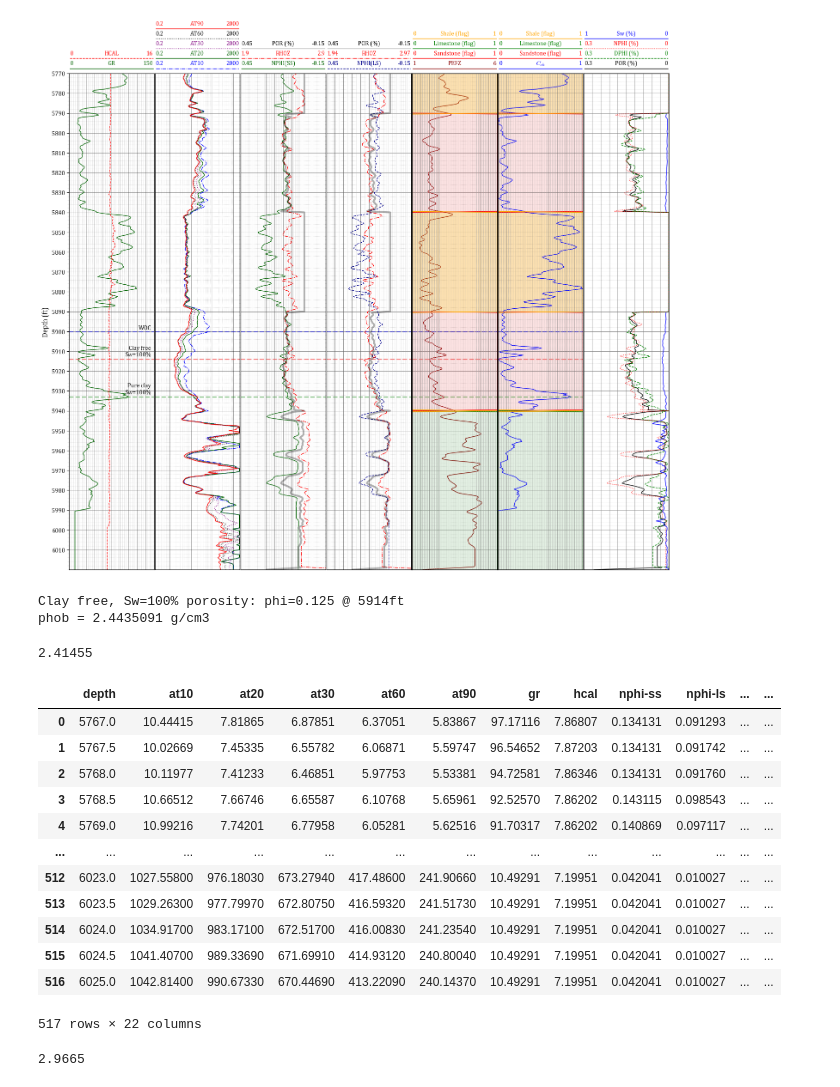
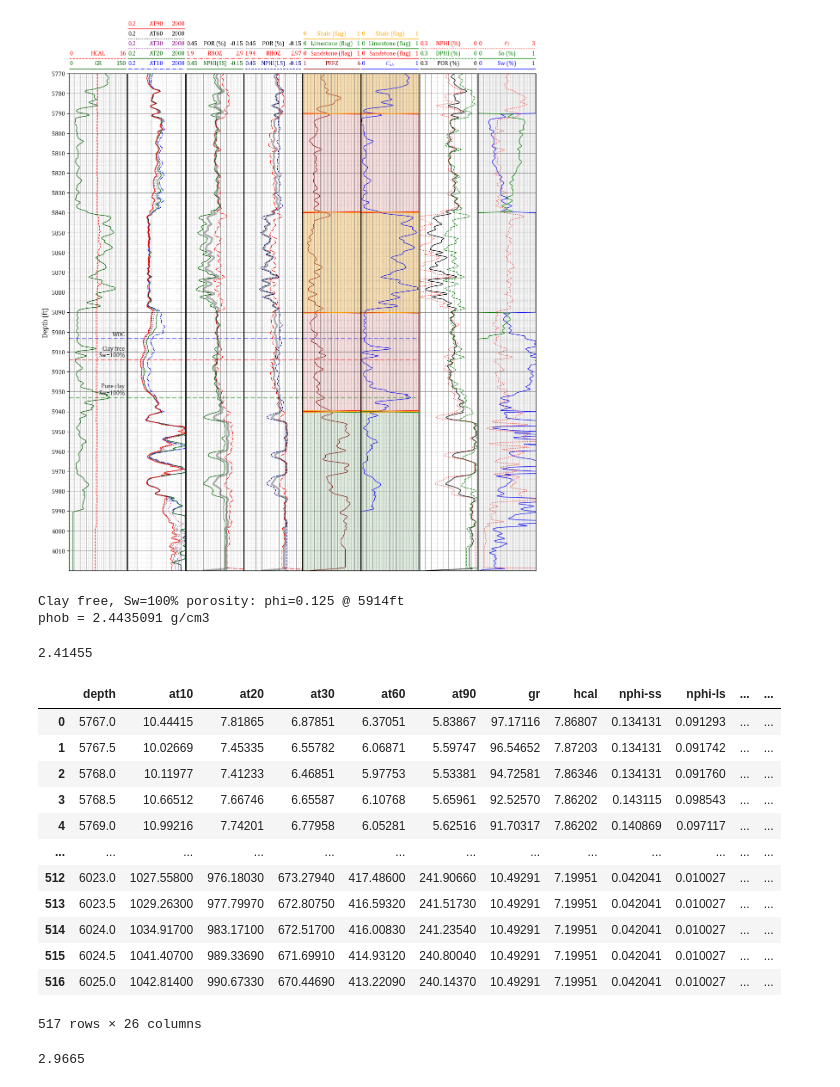
Before and after one commit to rebpoli/Doutorado, a Jupyter notebook: PGE381L-AdvPetrophysics/HW3/HW03.ipynb, the cells around one changed output. Cells and saved outputs as stored; diff of their text form; code cells hidden in the pictures.

```diff
--- a/PGE381L-AdvPetrophysics/HW3/HW03.ipynb
+++ b/PGE381L-AdvPetrophysics/HW3/HW03.ipynb
@@ -56,7 +56,7 @@ GR_sh = 120
 GR_s = 15
 
 # Key depths
-WOC = 5900
+WOC = 5903
 CLAY_FREE_SW100 = 5914
 CLAY_PURE_SW100 = 5933
 
@@ -64,12 +64,15 @@ CLAY_PURE_SW100 = 5933
 PHI_SS_SW100 = np.interp( CLAY_FREE_SW100, df.depth, df["nphi-ss"] )
 print(f"Clay free, Sw=100% porosity: phi={PHI_SS_SW100:.3f} @ {CLAY_FREE_SW100}ft")
 RTW_SW100 = np.interp( CLAY_FREE_SW100, df.depth, df["at90"] )
-print(f"Clay free, Sw=100%: RTW={RW_SW100:.3f} @ {CLAY_FREE_SW100}ft")
+PHI_SW100 = .14
+
+RW = RTW_SW100 * PHI_SW100**2
+print(f"Clay free, Sw=100%: RTW={RTW_SW100:.3f} PHI={PHI_SW100} RW={RW:.4f} @ {CLAY_FREE_SW100}ft ")
 
 
 # Calculate dphi in % for each lithology
 rhom_ss = 2.65
-rhom_sh = 2.68
+rhom_sh = 2.68 # 2.78
 rhom_ls = 2.71
 # dphi assuming Sw=100%
 df["dphi-ss"] = (df.rhoz - rhom_ss) / ( 1 - rhom_ss )
@@ -102,24 +105,25 @@ df.loc[ (df.limestone + df.sandstone == 0) , "shale" ] = 1
 df["dphi"] = 0.0
 df.loc[ df.sandstone == 1, "dphi" ]  = df['dphi-ss']
 df.loc[ df.limestone == 1 , "dphi" ] = df['dphi-ls']
-df.loc[ df.shale == 1 , "dphi" ]     = 0 # ( df['dphi-sh'] - df.Csh * dphi_pure_shale ) / ( 1 - df.Csh )
+df.loc[ df.shale == 1 , "dphi" ]     = df['dphi-sh']
 
 df["nphi"] = 0.0
 df.loc[ df.sandstone == 1, "nphi" ]  = df['nphi-ss']
 df.loc[ df.limestone == 1 , "nphi" ] = df['nphi-ls']
-df.loc[ df.shale == 1 , "nphi" ]     = 0 #( df['nphi-ss'] - df.Csh * nphi_pure_shale ) / ( 1 - df.Csh )
+df.loc[ df.shale == 1 , "nphi" ]     = df['nphi-ss']
 
-# Compute porosity
+df["rhom"] = 0.0
+df.loc[ df.sandstone == 1, "rhom" ]  = rhom_ss
+df.loc[ df.limestone == 1 , "rhom" ] = rhom_ls
+df.loc[ df.shale == 1 , "rhom" ]     = rhom_sh
+
+# Compute porosity and water saturation
 df["porosity"] = df.apply( lambda x : np.sqrt( x['nphi']**2/2 + x['dphi']**2/2), axis=1 )
+df["Sw"] = df.apply( lambda x : np.sqrt( RW/x['at90']/x['porosity']**2), axis=1 )
+df.loc[ df.shale == 1 , "Sw" ] = 1
+df["So"] = 1 - df.Sw
+df.loc[ df.depth>WOC, "So" ] = 0
 
-# Water saturation - a=1, m=2, n=2
-# log(Rt) = log(Rw) + log(a) - m log(phi)
-df['log_r'] = np.log(df.at90)
-df['log_phi'] = np.log(df.porosity)
-plt.scatter( df.log_phi, df.log_r )
-
-#df['Sw'] = np.sqrt( RW_SW100 / df.at90 ) / (df.porosity*100)
-#plt.plot(df.depth, df.Sw)
-# plt.plot(df.depth, df.porosity)
+df["rhof"] = df.rhom + ( df.rhoz - df.rhom ) / df.porosity
 # %% [output]
 Clay free, Sw=100% porosity: phi=0.125 @ 5914ft
@@ -131,7 +133,7 @@ Pure shale, Sw=100% porosity: N_Phi=0.121 @ 5933ft
 # %%
 
 # Put all together
-fig, [ grX, resX, ssX, lsX, pzX, cshX, porX ] = plt.subplots( 1, 7, figsize=[18,15], sharey=True)
+fig, [ grX, resX, ssX, lsX, pzX, cshX, porX, swX ] = plt.subplots( 1, 8, figsize=[14,15], sharey=True)
 fig.subplots_adjust(wspace=0.01, hspace=0)
 
 # GR
@@ -171,36 +173,39 @@ litX.fill_betweenx( df.depth, df.shale, color='orange', alpha=0.3 )
 
 
 # Csh
 set_axis( cshX, 'Csh', '$C_{sh}$', 'blue', '-',  [0,1], 0, grid=True )
 set_axis( cshX.twiny(), 'sandstone', 'Sandstone (flag)', 'red', '-',  [0,1], 1 )
 cshX.fill_betweenx( df.depth, df.sandstone, color='r', alpha=0.1 )
 set_axis( cshX.twiny(), 'limestone', 'Limestone (flag)', 'green', '-',  [0,1], 2 )
 cshX.fill_betweenx( df.depth, df.limestone, color='green', alpha=0.1 )
 set_axis( cshX.twiny(), 'shale', 'Shale (flag)', 'orange', '-',  [0,1], 3 )
 cshX.fill_betweenx( df.depth, df.shale, color='orange', alpha=0.3 )
 
 set_axis( porX, 'porosity','POR (%)', 'k', '-', [0.3,0], 0, alpha=1, grid=True )
 set_axis( porX.twiny(), 'dphi','DPHI (%)', 'green', '--', [.3,0], 1, alpha=1 )
 set_axis( porX.twiny(), 'nphi','NPHI (%)', 'r', ':', [.3,0], 2, alpha=1 )
-set_axis( porX.twiny(), 'Sw','Sw (%)', 'blue', '-', [1,0], 3, alpha=1 )
+
+set_axis( swX, 'Sw','Sw (%)', 'blue', '-', [0,1], 0, alpha=1, grid=True )
+set_axis( swX.twiny(), 'So','So (%)', 'green', '-', [0,1], 1, alpha=1 )
+set_axis( swX.twiny(), 'rhof',r'$\rho_f$', 'red', ':', [0,3], 2, alpha=1 )
 
 for ax in [ grX, resX, ssX, lsX, pzX, cshX ] :
     ax.axhline( y=WOC, lw=2, alpha=.5, ls='--', c='blue' )
     ax.axhline( y=CLAY_FREE_SW100, lw=2, ls='--', alpha=.5, c='r' )
     ax.axhline( y=CLAY_PURE_SW100, lw=2, ls='--', alpha=.5, c='GREEN' )
 
 grX.text( 145, WOC-1, "WOC" , horizontalalignment='right')
 grX.text( 145, CLAY_FREE_SW100-1, "Clay free\nSw=100%", horizontalalignment='right', verticalalignment='bottom' )
 grX.text( 145, CLAY_PURE_SW100-1, "Pure clay\nSw=100%", horizontalalignment='right', verticalalignment='bottom' )
 
 # Configure Y axis
 grX.set_ylim( 5770, 6020 )
 grX.set_yticks( np.arange(5770, 6020, 10) )
 grX.invert_yaxis()
 
-fig.savefig("tracks.svg")
+#fig.savefig("tracks.svg")
 # %% [output]
-[figure, old version]
+[figure, new version]
 # %%
 PHI_SS_SW100 = np.interp( CLAY_FREE_SW100, df.depth, df["nphi-ss"] )
 print(f"Clay free, Sw=100% porosity: phi={PHI_SS_SW100:.3f} @ {CLAY_FREE_SW100}ft")
@@ -226,7 +231,7 @@ df
 | 514 | 6024.0 | 1034.91700 | 983.17100 | 672.51700 | 416.00830 | 241.23540 | 10.49291 | 7.19951 | 0.042041 | 0.010027 | ... | ... |
 | 515 | 6024.5 | 1041.40700 | 989.33690 | 671.69910 | 414.93120 | 240.80040 | 10.49291 | 7.19951 | 0.042041 | 0.010027 | ... | ... |
 | 516 | 6025.0 | 1042.81400 | 990.67330 | 670.44690 | 413.22090 | 240.14370 | 10.49291 | 7.19951 | 0.042041 | 0.010027 | ... | ... |
-517 rows × 22 columns
+517 rows × 26 columns
 # %%
 ( 1 - 2.65 ) * (-.15) + 2.65
 ( 1 - 2.71) * (-.15) + 2.71
```
Also changed, not shown: parts of 1 cell of this notebook, 2 other files.
